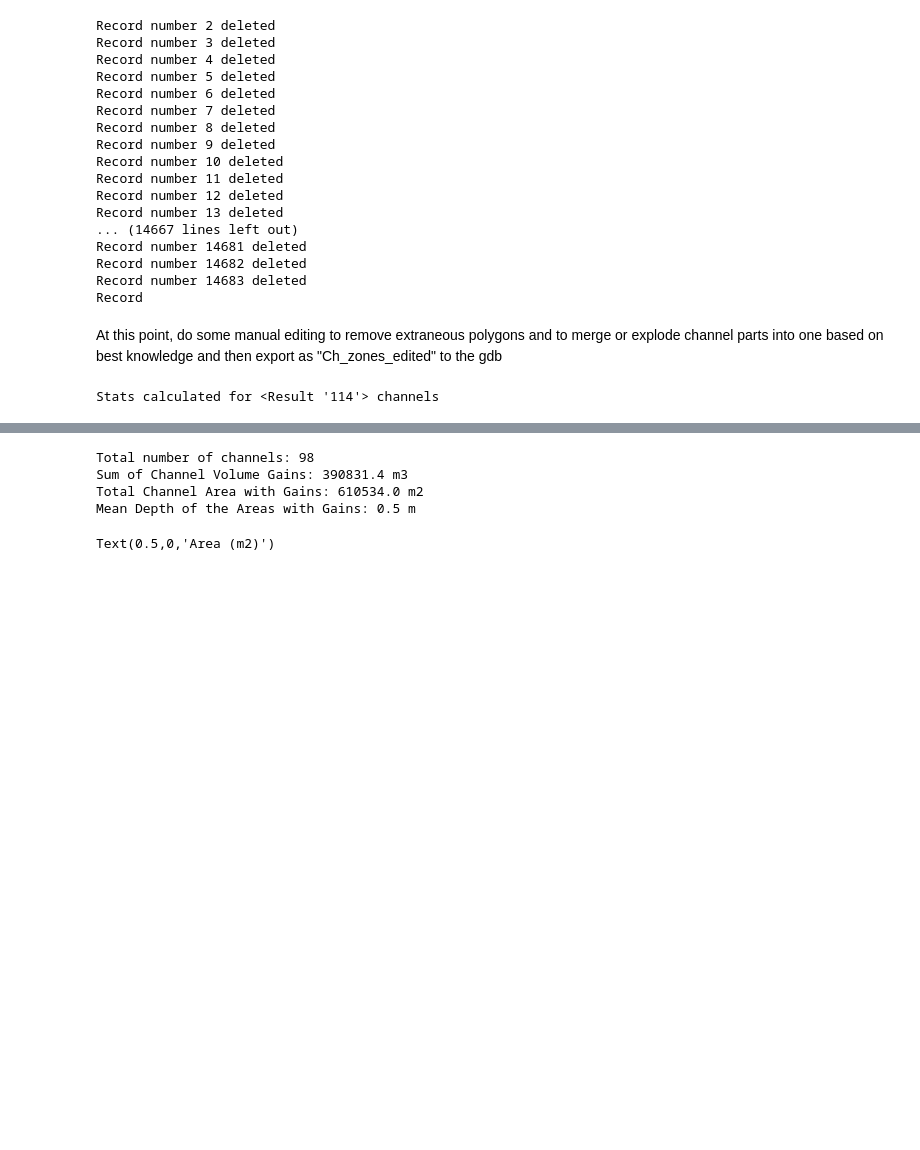
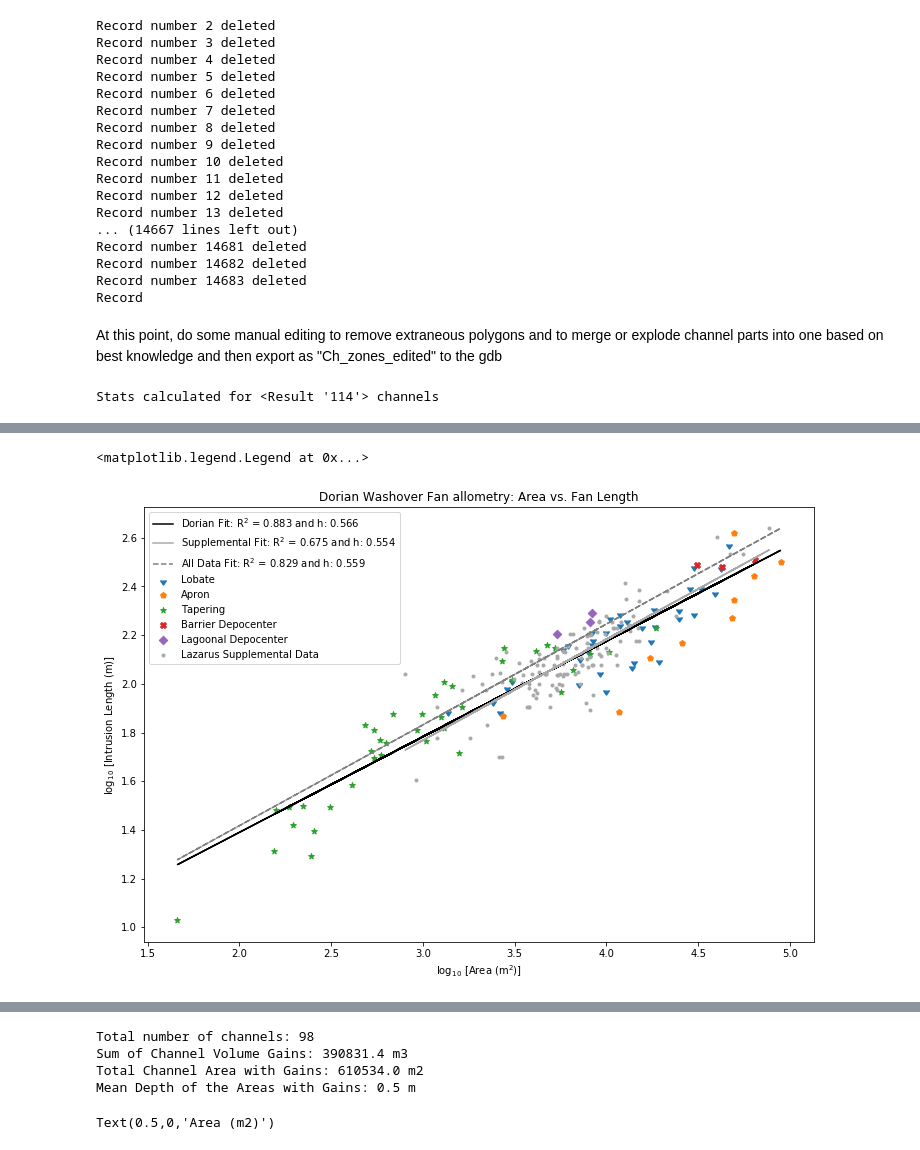
Before and after one commit to jover-usgs/FloSup_Working, a Jupyter notebook: NCB_Channel_Statistics.ipynb, the cells around one changed output, grey strips where cells are left out. Drawn from its saved outputs; the diff is of its cells as text; code cells hidden in the pictures; blank space fills up the shorter version.

```diff
--- a/NCB_Channel_Statistics.ipynb
+++ b/NCB_Channel_Statistics.ipynb
@@ -177,0 +188,12 @@ print("Read: ",len(df_DR.index),' lines.')
+# %%
+#Supplemental Data from Lazarus (2016) of Depositonal Lobes from the North Core Banks (CB_05_*) and Hubock (2014) and then erosional features from Tennesee Valley, CA (Montgomery & Dietrick (1989))
+
+Laz_sup = "C:\\Users\\jover\\Working\\02_USGS\\01_OBX\\11_Tables\\{}.csv".format(tableNames[5])
+Laz=pd.read_csv(Laz_sup,header = 0)
+
+CB_05_area = np.array(Laz['CB_05_area'])
+CB_05_length = np.array(Laz['CB_05_length'])
+Hudock_area = np.array(Laz['Hudock_2014_area'])
+Hudock_length = np.array(Laz['Hudock_2014_length'])
+TV_area = np.array(Laz['TennVal_area'])
+TV_length = np.array(Laz['TennVal_length'])
@@ -221,0 +361,66 @@ plt.clim(0,100000)
+# %%
+#Allometry of Post Dorian Channels
+
+#Area vs Fan Length
+fig = plt.figure(figsize=(12,8))
+#m, b = np.polyfit(np.log10(area_pD), np.log10(Ch_length),1)
+#plt.plot(np.log10(area_pD),m*np.log10(area_pD) + b, linestyle = '--', color = 'black')
+
+#Stats
+slope, intercept, r_value, p_value, std_err = stats.linregress(np.log10(area_pD), np.log10(Ch_length))
+h_Dorian = round(np.mean(np.log(Ch_length)/np.log(area_pD)),3)
+plt.plot(np.log10(area_pD),slope*np.log10(area_pD) + intercept, linestyle = '-', color = 'black')
+print ("R-squared of Dorian Data: "+ str(round(r_value**2,3)) + " and h: " + str(h_Dorian))
+
+plt.scatter(np.log10(area_pD[lobate]),np.log10(Ch_length[lobate]), marker = 11)
+plt.scatter(np.log10(area_pD[apron]),np.log10(Ch_length[apron]), marker = "p")
+plt.scatter(np.log10(area_pD[diss]),np.log10(Ch_length[diss]), marker = "*")
+plt.scatter(np.log10(area_pD[Bdepo]),np.log10(Ch_length[Bdepo]), marker = "X")
+plt.scatter(np.log10(area_pD[Ldepo]),np.log10(Ch_length[Ldepo]), marker = "D")
+
+#plt.scatter(np.log10(CB_05_area),np.log10(CB_05_length), marker = '.', color = 'gray')
+#plt.scatter(np.log10(Hudock_area),np.log10(Hudock_length), marker = '.', color = 'lightgray')
+#plt.scatter(np.log10(TV_area),np.log10(TV_length), marker = '.', color = 'darkgray')
+plt.scatter(np.log10(sup_A),np.log10(sup_L), marker = '.', color = 'darkgray')
+sup_A = np.concatenate([CB_05_area[0:64],TV_area[0:62]])
+sup_L = np.concatenate([CB_05_length[0:64],TV_length[0:62]])
+slope1, intercept1, r_value1, p_value1, std_err1 = stats.linregress(np.log10(sup_A), np.log10(sup_L))
+h_sup = round(np.mean(np.log(sup_L)/np.log(sup_A)),3)
+plt.plot(np.log10(sup_A),slope1*np.log10(sup_A) + intercept1, linestyle = '-', color = 'darkgray')
+print ("R-squared of Supplemental Data: "+ str(round(r_value1**2,3)) + " and h: " + str(h_sup))
+
+All_A = np.concatenate([sup_A,area_pD])
+All_L = np.concatenate([sup_L,Ch_length])
+slope2, intercept2, r_value2, p_value2, std_err2 = stats.linregress(np.log10(All_A), np.log10(All_L))
+h_All = round(np.mean(np.log(All_L)/np.log(All_A)),3)
+plt.plot(np.log10(All_A),slope1*np.log10(All_A) + intercept2, linestyle = '--', color = 'gray')
+print ("R-squared of All Data: "+ str(round(r_value2**2,3)) + " and h: " + str(h_All))
+
+plt.xlabel('log$_1$$_0$ [Area (m$^2$)]')
+plt.ylabel('log$_1$$_0$ [Intrusion Length (m)]')
+plt.title( 'Dorian Washover Fan allometry: Area vs. Fan Length')
+plt.legend(['Dorian Fit: R$^2$ = '+ str(round(r_value**2,3))+ " and h: " + str(h_Dorian), 'Supplemental Fit: R$^2$ = ' + str(round(r_value1**2,3))+ " and h: " + str(h_sup)
+            , 'All Data Fit: R$^2$ = ' + str(round(r_value2**2,3))+ " and h: " + str(h_All), 'Lobate', 'Apron', 'Tapering', 'Barrier Depocenter',
+            'Lagoonal Depocenter', 'Lazarus Supplemental Data'])
+
+
+#Area vs Throat Width
+fig = plt.figure(figsize=(6,6))
+#m, b = np.polyfit(np.log10(area_pD), np.log10(Ch_throat),1)
+#plt.plot(np.log10(area_pD),m*np.log10(area_pD) + b, linestyle = '--', color = 'black')
+
+#Stats
+slope3, intercept3, r_value3, p_value3, std_err3 = stats.linregress(np.log10(area_pD), np.log10(Ch_throat))
+plt.plot(np.log10(area_pD),slope3*np.log10(area_pD) + intercept3, linestyle = '-', color = 'black')
+
+plt.scatter(np.log10(area_pD[lobate]),np.log10(Ch_throat[lobate]), marker = 11)
+plt.scatter(np.log10(area_pD[apron]),np.log10(Ch_throat[apron]), marker = "p")
+plt.scatter(np.log10(area_pD[diss]),np.log10(Ch_throat[diss]), marker = "*")
+plt.scatter(np.log10(area_pD[Bdepo]),np.log10(Ch_throat[Bdepo]), marker = "X")
+plt.scatter(np.log10(area_pD[Ldepo]),np.log10(Ch_throat[Ldepo]), marker = "D")
+
+plt.xlabel('log$_1$$_0$ [Area (m$^2$)]')
+plt.ylabel('log$_1$$_0$ [Throat Width (m)]')
+plt.title( 'Dorian Washover Fan allometry: Area vs. Throat Width')
+plt.legend(['Overall Fit: R$^2$ = ' + str(round(r_value3**2,3)),'Lobate', 'Apron', 'Tapering', 'Barrier Depocenter', 'Lagoonal Depocenter'])
+# %% [output]
@@ -221,0 +430,2 @@ plt.clim(0,100000)
+<matplotlib.legend.Legend at 0x...>
+[figure, added]
```
Also changed, not shown: parts of 16 cells of this notebook.
